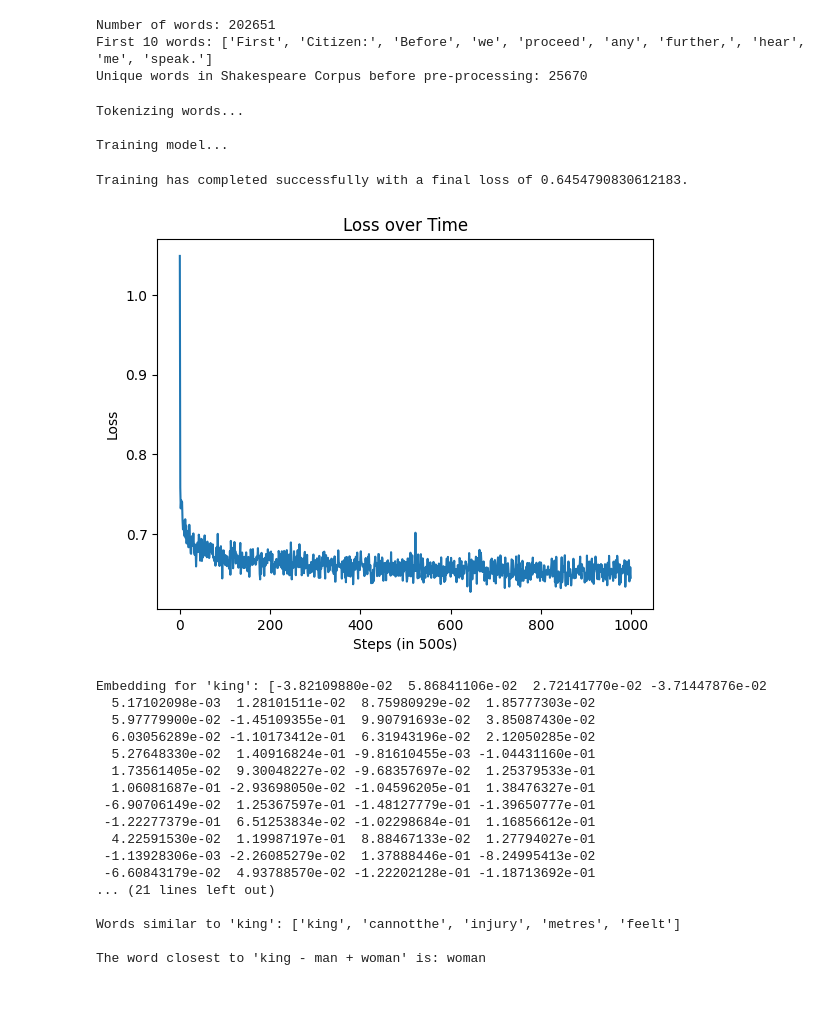
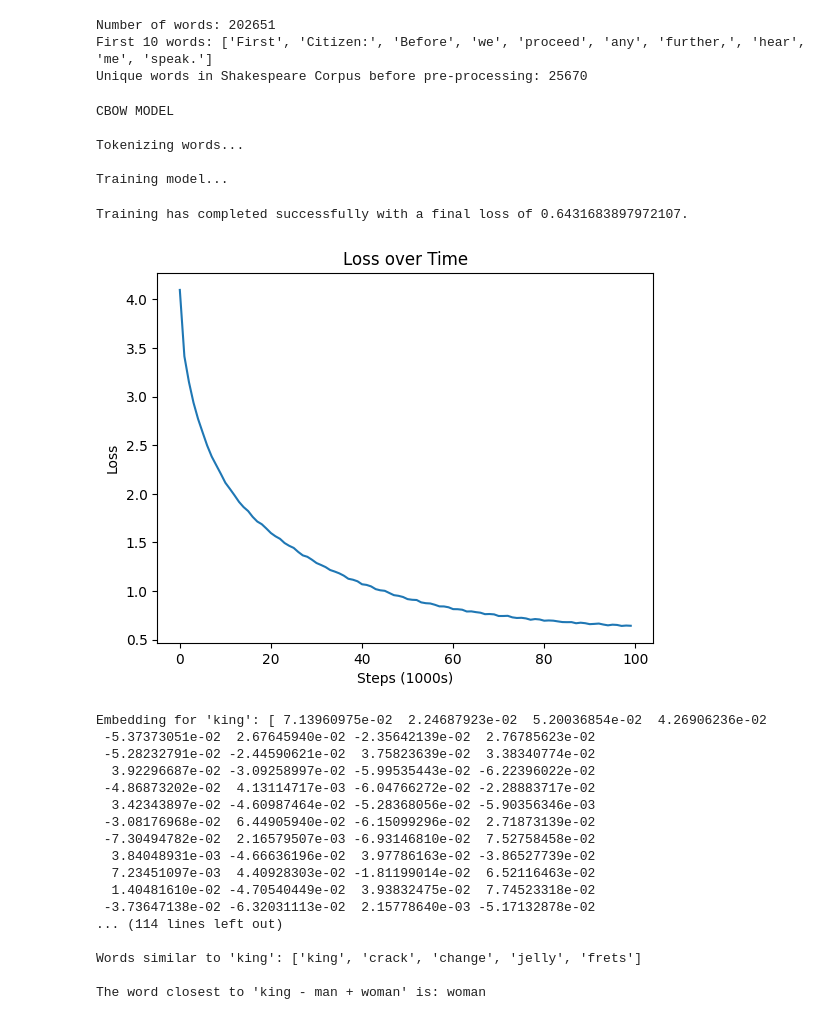
Before and after one commit to c-walls/NLP, a Jupyter notebook: language_model.ipynb, the cells around one changed output. Cells and saved outputs as stored; diff of their text form; code cells hidden in the pictures.

Commit message:
optimize cbow training / add GloVe class

```diff
--- a/language_model.ipynb
+++ b/language_model.ipynb
@@ -27,40 +23,60 @@ Number of words: 202651
 First 10 words: ['First', 'Citizen:', 'Before', 'we', 'proceed', 'any', 'further,', 'hear', 'me', 'speak.']
 Unique words in Shakespeare Corpus before pre-processing: 25670
 # %%
-test_model = Word2Vec(architecture='skipgram', batch_size=1000, num_skips=8, skip_window=5, vocab_size=12000, n_steps=500001)
+print("SKIP-GRAM MODEL")
+
+test_model = Word2Vec(architecture='skipgram', batch_size=750, num_skips=4, skip_window=2, vocab_size=12000, embedding_size=500, n_steps=100001)
 loss_values = test_model.fit(words)
 
 # Plot the loss values
 plt.plot(loss_values)
-plt.xlabel('Steps (in 500s)')
+plt.xlabel('Steps (1000s)')
 plt.ylabel('Loss')
 plt.title('Loss over Time')
 plt.show()
 
 test_model.eval()
-# %% [output]
-Tokenizing words...
-
-Training model...
-Training has completed successfully with a final loss of 0.6454790830612183.
-[figure, removed]
-Embedding for 'king': [-3.82109880e-02  5.86841106e-02  2.72141770e-02 -3.71447876e-02
-  5.17102098e-03  1.28101511e-02  8.75980929e-02  1.85777303e-02
-  5.97779900e-02 -1.45109355e-01  9.90791693e-02  3.85087430e-02
-  6.03056289e-02 -1.10173412e-01  6.31943196e-02  2.12050285e-02
-  5.27648330e-02  1.40916824e-01 -9.81610455e-03 -1.04431160e-01
-  1.73561405e-02  9.30048227e-02 -9.68357697e-02  1.25379533e-01
-  1.06081687e-01 -2.93698050e-02 -1.04596205e-01  1.38476327e-01
- -6.90706149e-02  1.25367597e-01 -1.48127779e-01 -1.39650777e-01
- -1.22277379e-01  6.51253834e-02 -1.02298684e-01  1.16856612e-01
-  4.22591530e-02  1.19987197e-01  8.88467133e-02  1.27794027e-01
- -1.13928306e-03 -2.26085279e-02  1.37888446e-01 -8.24995413e-02
- -6.60843179e-02  4.93788570e-02 -1.22202128e-01 -1.18713692e-01
-... (21 lines left out)
-
-Words similar to 'king': ['king', 'cannotthe', 'injury', 'metres', 'feelt']
-
-The word closest to 'king - man + woman' is: woman
+# %%
+print("CBOW MODEL")
+
+test2_model = Word2Vec(architecture='cbow', batch_size=750, num_skips=6, skip_window=3, vocab_size=12000, embedding_size=500, n_steps=100001)
+loss_values2 = test2_model.fit(words)
+
+# Plot the loss values
+plt.plot(loss_values2)
+plt.xlabel('Steps (1000s)')
+plt.ylabel('Loss')
+plt.title('Loss over Time')
+plt.show()
+
+test2_model.eval()
+
+# 1.44
+# %% [output]
+CBOW MODEL
+
+Tokenizing words...
+
+Training model...
+Training has completed successfully with a final loss of 0.6431683897972107.
+[figure, added]
+Embedding for 'king': [ 7.13960975e-02  2.24687923e-02  5.20036854e-02  4.26906236e-02
+ -5.37373051e-02  2.67645940e-02 -2.35642139e-02  2.76785623e-02
+ -5.28232791e-02 -2.44590621e-02  3.75823639e-02  3.38340774e-02
+  3.92296687e-02 -3.09258997e-02 -5.99535443e-02 -6.22396022e-02
+ -4.86873202e-02  4.13114717e-03 -6.04766272e-02 -2.28883717e-02
+  3.42343897e-02 -4.60987464e-02 -5.28368056e-02 -5.90356346e-03
+ -3.08176968e-02  6.44905940e-02 -6.15099296e-02  2.71873139e-02
+ -7.30494782e-02  2.16579507e-03 -6.93146810e-02  7.52758458e-02
+  3.84048931e-03 -4.66636196e-02  3.97786163e-02 -3.86527739e-02
+  7.23451097e-03  4.40928303e-02 -1.81199014e-02  6.52116463e-02
+  1.40481610e-02 -4.70540449e-02  3.93832475e-02  7.74523318e-02
+ -3.73647138e-02 -6.32031113e-02  2.15778640e-03 -5.17132878e-02
+... (114 lines left out)
+
+Words similar to 'king': ['king', 'crack', 'change', 'jelly', 'frets']
+
+The word closest to 'king - man + woman' is: woman
 # %%
 pickle_file_path = 'Resources\\corpus.pkl'
 batch_size = 128
```
Also changed, not shown: parts of 1 cell of this notebook, 1 other file.
